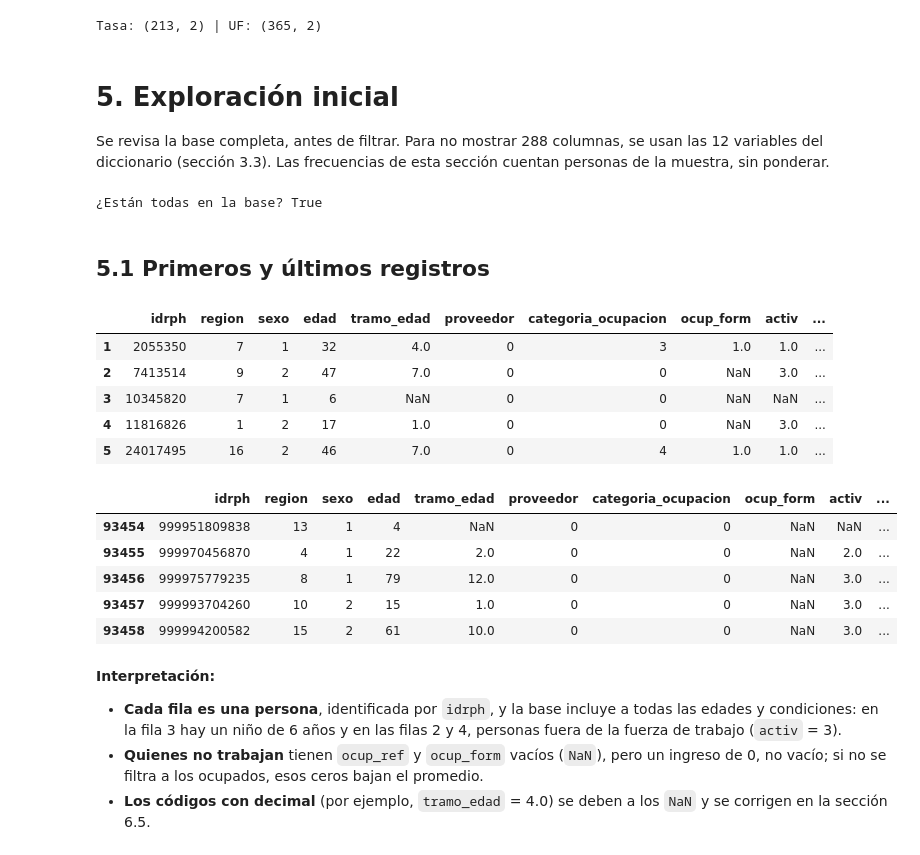
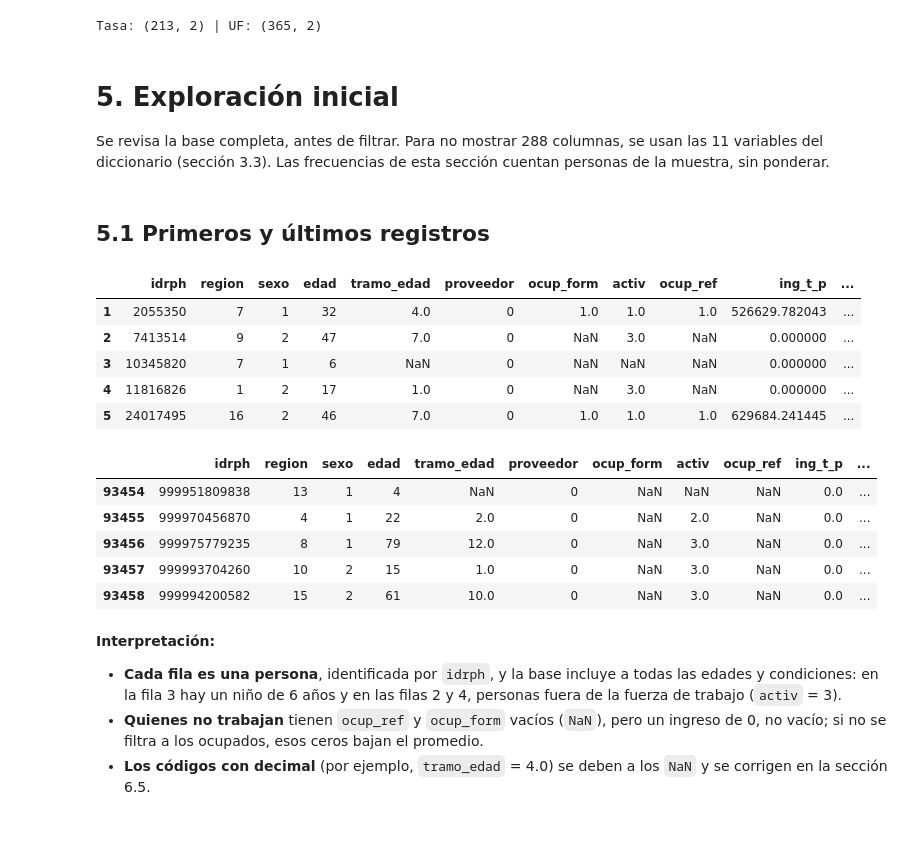
Before and after one commit to cris15981735/proyecto-final-icd2346, a Jupyter notebook: ProyectoFinal_Antezana_Calderon.ipynb, the cells around one changed output. Saved outputs shown, nothing was run; the diff lists cells and outputs as text; code cells hidden in the pictures.

```diff
--- a/ProyectoFinal_Antezana_Calderon.ipynb
+++ b/ProyectoFinal_Antezana_Calderon.ipynb
@@ -220,5 +214,4 @@ import matplotlib.pyplot as plt   # gráficos
 from functools import reduce      # reduce(), para la programación funcional (sección 9)
 
 print("Pandas:", pd.__version__, "| NumPy:", np.__version__, "| Matplotlib:", matplotlib.__version__)
-pd.set_option("display.max_columns", 50)   # muestra hasta 50 columnas en las tablas
 # %% [output]
@@ -252,7 +244,7 @@ El CSV se descarga desde el enlace público del INE (81 MB, puede tardar uno o d
 Si el enlace fallara, se puede subir el archivo a Colab y leerlo con su nombre, `"esi_2025_personas.csv"` (ruta relativa).
 # %%
 URL_ESI = "https://www.ine.gob.cl/docs/default-source/encuesta-suplementaria-de-ingresos/bbdd/csv_esi/2025/esi_2025_personas.csv?sfvrsn=7f734fe_4&download=true"
-esi_data = pd.read_csv(URL_ESI, na_values="NA", index_col=0, low_memory=False)
+esi_data = pd.read_csv(URL_ESI, index_col=0, low_memory=False)
 print("Carga completa:", esi_data.shape[0], "filas y", esi_data.shape[1], "columnas")
 # %% [output]
 Carga completa: 93458 filas y 288 columnas
@@ -272,31 +264,28 @@ Tasa: (213, 2) | UF: (365, 2)
 # %% [markdown]
 # 5. Exploración inicial
 
-Se revisa la base completa, antes de filtrar. Para no mostrar 288 columnas, se usan las 12 variables del diccionario (sección 3.3). Las frecuencias de esta sección cuentan personas de la muestra, sin ponderar.
+Se revisa la base completa, antes de filtrar. Para no mostrar 288 columnas, se usan las 11 variables del diccionario (sección 3.3). Las frecuencias de esta sección cuentan personas de la muestra, sin ponderar.
-# %%
-VARIABLES_CLAVE = ["idrph", "region", "sexo", "edad", "tramo_edad", "proveedor", "categoria_ocupacion",
-                   "ocup_form", "activ", "ocup_ref", "ing_t_p", "fact_cal_esi"]
-print("¿Están todas en la base?", all(variable in esi_data.columns for variable in VARIABLES_CLAVE))
-# %% [output]
-¿Están todas en la base? True
 # %% [markdown]
 ## 5.1 Primeros y últimos registros
 # %%
+VARIABLES_CLAVE = ["idrph", "region", "sexo", "edad", "tramo_edad", "proveedor",
+                   "ocup_form", "activ", "ocup_ref", "ing_t_p", "fact_cal_esi"]
+
 display(esi_data[VARIABLES_CLAVE].head())   # display() muestra la tabla con formato en Colab
 display(esi_data[VARIABLES_CLAVE].tail())
 # %% [output]
-|  | idrph | region | sexo | edad | tramo_edad | proveedor | categoria_ocupacion | ocup_form | activ | ... |
-| 1 | 2055350 | 7 | 1 | 32 | 4.0 | 0 | 3 | 1.0 | 1.0 | ... |
-| 2 | 7413514 | 9 | 2 | 47 | 7.0 | 0 | 0 | NaN | 3.0 | ... |
-| 3 | 10345820 | 7 | 1 | 6 | NaN | 0 | 0 | NaN | NaN | ... |
-| 4 | 11816826 | 1 | 2 | 17 | 1.0 | 0 | 0 | NaN | 3.0 | ... |
-| 5 | 24017495 | 16 | 2 | 46 | 7.0 | 0 | 4 | 1.0 | 1.0 | ... |
+|  | idrph | region | sexo | edad | tramo_edad | proveedor | ocup_form | activ | ocup_ref | ing_t_p | ... |
+| 1 | 2055350 | 7 | 1 | 32 | 4.0 | 0 | 1.0 | 1.0 | 1.0 | 526629.782043 | ... |
+| 2 | 7413514 | 9 | 2 | 47 | 7.0 | 0 | NaN | 3.0 | NaN | 0.000000 | ... |
+| 3 | 10345820 | 7 | 1 | 6 | NaN | 0 | NaN | NaN | NaN | 0.000000 | ... |
+| 4 | 11816826 | 1 | 2 | 17 | 1.0 | 0 | NaN | 3.0 | NaN | 0.000000 | ... |
+| 5 | 24017495 | 16 | 2 | 46 | 7.0 | 0 | 1.0 | 1.0 | 1.0 | 629684.241445 | ... |
-|  | idrph | region | sexo | edad | tramo_edad | proveedor | categoria_ocupacion | ocup_form | activ | ... |
-| 93454 | 999951809838 | 13 | 1 | 4 | NaN | 0 | 0 | NaN | NaN | ... |
-| 93455 | 999970456870 | 4 | 1 | 22 | 2.0 | 0 | 0 | NaN | 2.0 | ... |
-| 93456 | 999975779235 | 8 | 1 | 79 | 12.0 | 0 | 0 | NaN | 3.0 | ... |
-| 93457 | 999993704260 | 10 | 2 | 15 | 1.0 | 0 | 0 | NaN | 3.0 | ... |
-| 93458 | 999994200582 | 15 | 2 | 61 | 10.0 | 0 | 0 | NaN | 3.0 | ... |
+|  | idrph | region | sexo | edad | tramo_edad | proveedor | ocup_form | activ | ocup_ref | ing_t_p | ... |
+| 93454 | 999951809838 | 13 | 1 | 4 | NaN | 0 | NaN | NaN | NaN | 0.0 | ... |
+| 93455 | 999970456870 | 4 | 1 | 22 | 2.0 | 0 | NaN | 2.0 | NaN | 0.0 | ... |
+| 93456 | 999975779235 | 8 | 1 | 79 | 12.0 | 0 | NaN | 3.0 | NaN | 0.0 | ... |
+| 93457 | 999993704260 | 10 | 2 | 15 | 1.0 | 0 | NaN | 3.0 | NaN | 0.0 | ... |
+| 93458 | 999994200582 | 15 | 2 | 61 | 10.0 | 0 | NaN | 3.0 | NaN | 0.0 | ... |
 # %% [markdown]
 **Interpretación:**
 
```
Also changed, not shown: parts of 76 cells of this notebook, 1 other file.
